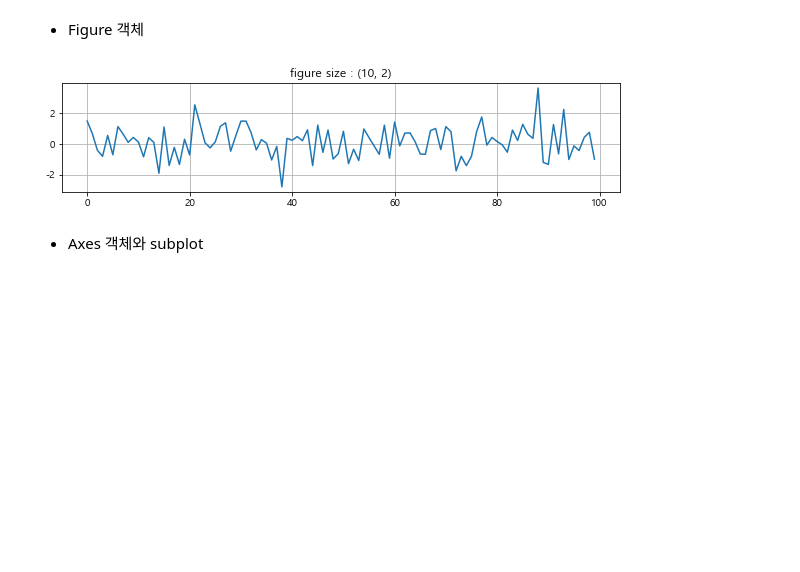
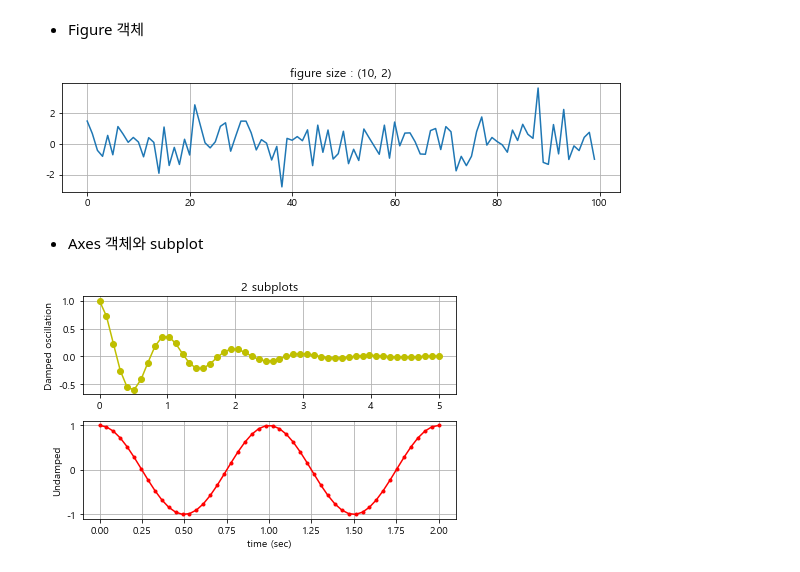
Before and after one commit to youngin0221/Data-Analysis-2021-2, a Jupyter notebook: 03.Visualization/03_Multiplot.ipynb, the cells around one changed output. Saved outputs shown, nothing was run; the diff lists cells and outputs as text; code cells hidden in the pictures; blank space fills up the shorter version.

```diff
--- a/03.Visualization/03_Multiplot.ipynb
+++ b/03.Visualization/03_Multiplot.ipynb
@@ -29,4 +29,21 @@ x1 = np.linspace(0.0, 5.0)   # 50개가 default
 x2 = np.linspace(0.0, 2.0)
 y1 = np.cos(2 * np.pi * x1) * np.exp(-x1)
 y2 = np.cos(2 * np.pi * x2)
+# %%
+ax1 = plt.subplot(2, 1, 1)
+plt.plot(x1, y1, 'yo-')
+plt.title('2 subplots')
+plt.ylabel('Damped oscillation')
+plt.grid()
+
+ax2 = plt.subplot(2, 1, 2)
+plt.plot(x2, y2, 'r.-')
+plt.ylabel('Undamped')
+plt.xlabel('time (sec)')
+
+plt.tight_layout()
+plt.grid()
+plt.show()
+# %% [output]
+[figure, added]
 # %%
```
Also changed, not shown: parts of 8 cells of this notebook, 2 other files.
